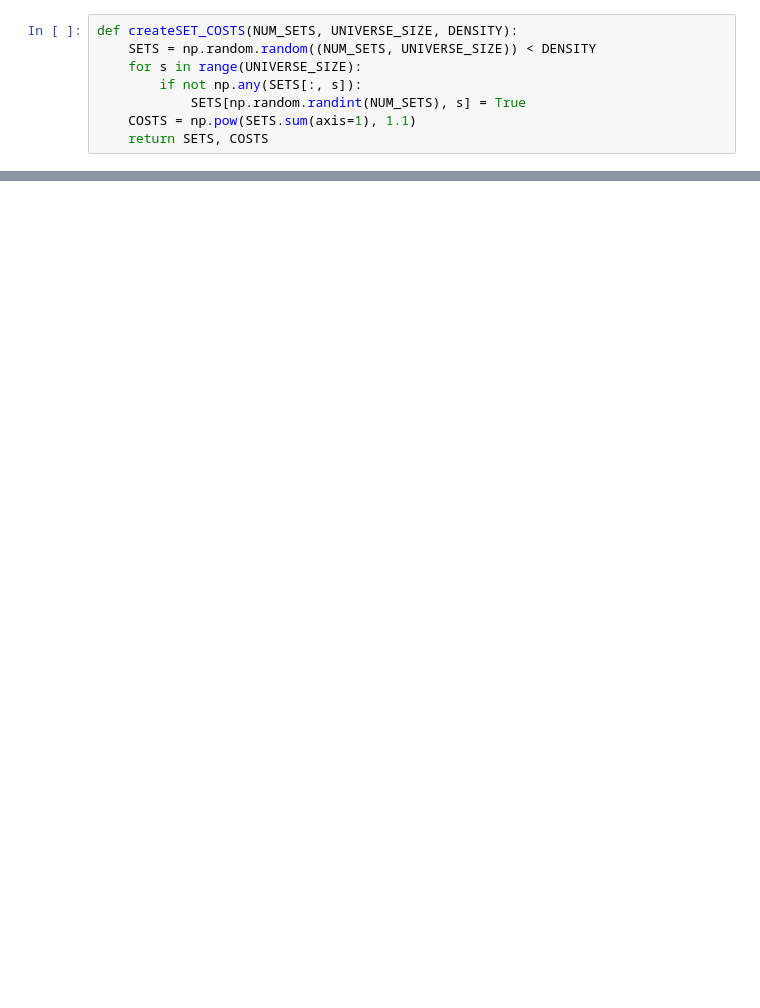
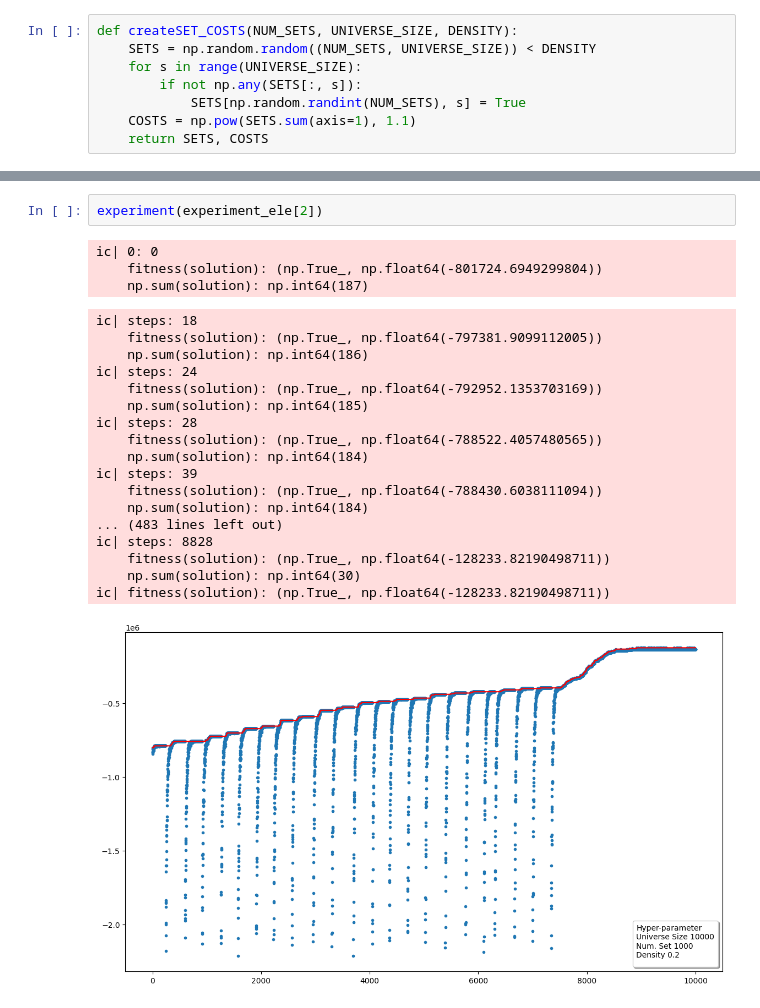
Before and after one commit to efemcy2245/CI2024_lab1, a Jupyter notebook: set-cover_lab1.ipynb, the cells around one changed output, grey strips where cells are left out. Drawn from its saved outputs; the diff is of its cells as text; blank space fills up the shorter version.

```diff
--- a/set-cover_lab1.ipynb
+++ b/set-cover_lab1.ipynb
@@ -205,0 +178,24 @@ COSTS = np.pow(SETS.sum(axis=1), 1.1)
+# %%
+experiment(experiment_ele[2])
+# %% [output]
+ic| 0: 0
+    fitness(solution): (np.True_, np.float64(-801724.6949299804))
+    np.sum(solution): np.int64(187)
+ic| steps: 18
+    fitness(solution): (np.True_, np.float64(-797381.9099112005))
+    np.sum(solution): np.int64(186)
+ic| steps: 24
+    fitness(solution): (np.True_, np.float64(-792952.1353703169))
+    np.sum(solution): np.int64(185)
+ic| steps: 28
+    fitness(solution): (np.True_, np.float64(-788522.4057480565))
+    np.sum(solution): np.int64(184)
+ic| steps: 39
+    fitness(solution): (np.True_, np.float64(-788430.6038111094))
+    np.sum(solution): np.int64(184)
+... (483 lines left out)
+ic| steps: 8828
+    fitness(solution): (np.True_, np.float64(-128233.82190498711))
+    np.sum(solution): np.int64(30)
+ic| fitness(solution): (np.True_, np.float64(-128233.82190498711))
+[figure, added]
```
Also changed, not shown: parts of 20 cells of this notebook.
